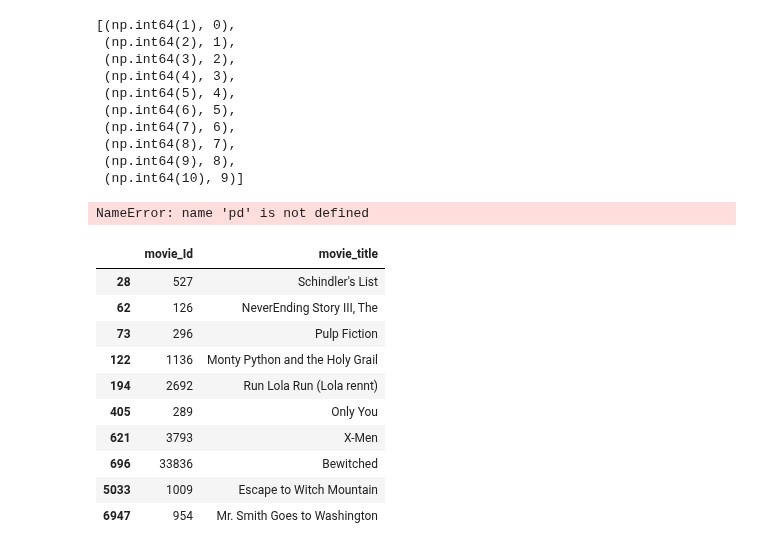
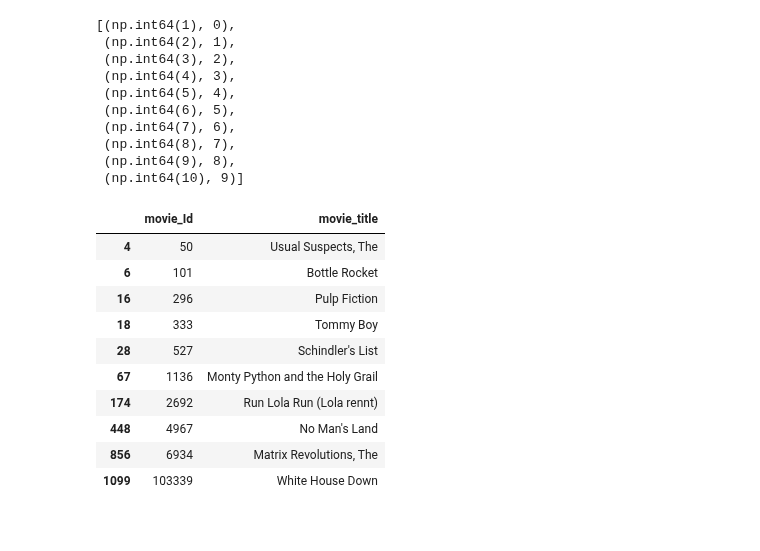
Before and after one commit to DanielMerkdo/ensayo, a Jupyter notebook: c_modelado_.ipynb, the cells around one changed output. Cells and saved outputs as stored; diff of their text form; code cells hidden in the pictures.

```diff
--- a/c_modelado_.ipynb
+++ b/c_modelado_.ipynb
@@ -630,7 +621,3 @@ list(dataset_train.mapping()[0].items())[0:10] ### para  mapeo de primerios 10 c
  (np.int64(8), 7),
  (np.int64(9), 8),
  (np.int64(10), 9)]
-# %%
-funciones.recommendation(model, dataset_train,1,conex,10)
-# %% [output]
-NameError: name 'pd' is not defined
@@ -658,15 +624,16 @@ def recommendation(model, data, original_user_id, conex,k):
 # %%
 #Ejemplo de recomendación para el usuario con user_id=1
-recommendation (model, dataset_train,1,conex,10)
+#La funcion recommendatio se definio en el .py de funciones
+funciones.recommendation(model, dataset_train,3,conex,10)
 # %% [output]
 |  | movie_Id | movie_title |
+| 4 | 50 | Usual Suspects, The |
+| 6 | 101 | Bottle Rocket |
+| 16 | 296 | Pulp Fiction |
+| 18 | 333 | Tommy Boy |
 | 28 | 527 | Schindler's List |
-| 62 | 126 | NeverEnding Story III, The |
-| 73 | 296 | Pulp Fiction |
-| 122 | 1136 | Monty Python and the Holy Grail |
-| 194 | 2692 | Run Lola Run (Lola rennt) |
-| 405 | 289 | Only You |
-| 621 | 3793 | X-Men |
-| 696 | 33836 | Bewitched |
-| 5033 | 1009 | Escape to Witch Mountain |
-| 6947 | 954 | Mr. Smith Goes to Washington |
+| 67 | 1136 | Monty Python and the Holy Grail |
+| 174 | 2692 | Run Lola Run (Lola rennt) |
+| 448 | 4967 | No Man's Land |
+| 856 | 6934 | Matrix Revolutions, The |
+| 1099 | 103339 | White House Down |
```
Also changed, not shown: parts of 4 cells of this notebook, 1 other file.
